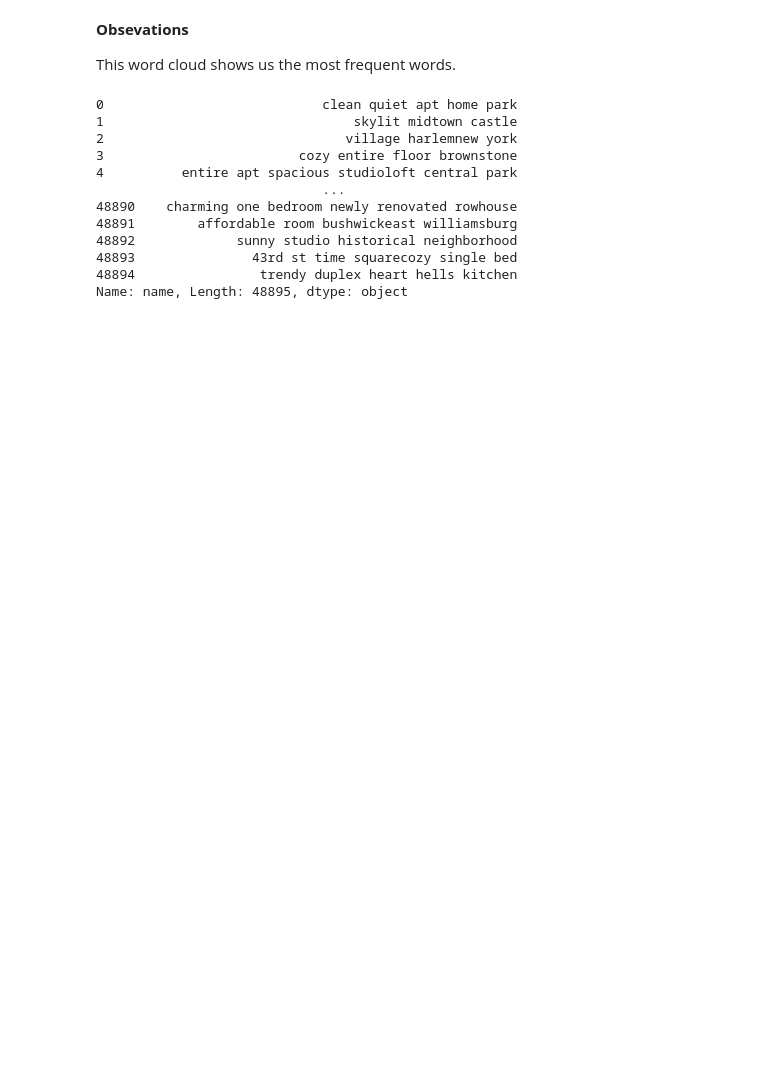
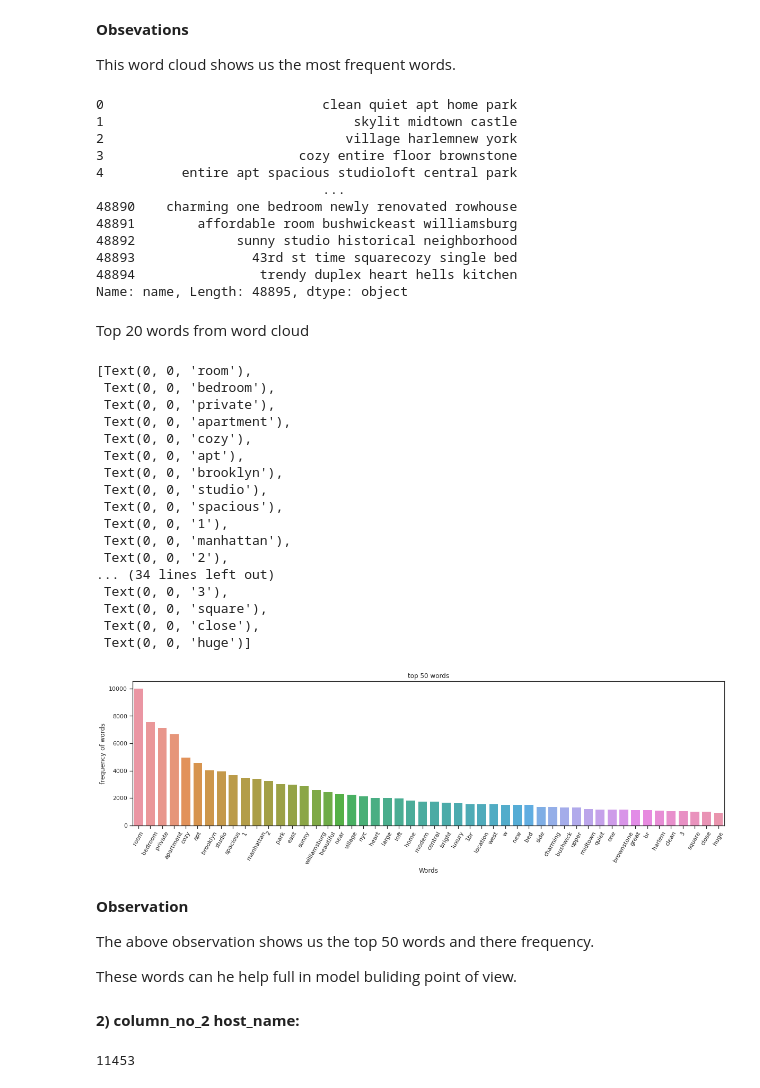
Before and after one commit to Ganeshb979/Airbnb-Bookings-Analysis, a Jupyter notebook: Ganesh_Bayas_Airbnb_Bookings_Analysis_Capstone_Project.ipynb, the cells around one changed output. Drawn from its saved outputs; the diff is of its cells as text; code cells hidden in the pictures; blank space fills up the shorter version.

```diff
--- a/Ganesh_Bayas_Airbnb_Bookings_Analysis_Capstone_Project.ipynb
+++ b/Ganesh_Bayas_Airbnb_Bookings_Analysis_Capstone_Project.ipynb
@@ -280,3 +280,56 @@ df.name
 48893               43rd st time squarecozy single bed
 48894                trendy duplex heart hells kitchen
 Name: name, Length: 48895, dtype: object
+# %% [markdown]
+Top 20 words from word cloud
+# %%
+#list of words.
+name_list = list(df.name.values)
+words = []
+for i in name_list:
+  words+=i.split()
+# %%
+#let's see top 50 used words .
+_top_50_words=Counter(words).most_common()
+_top_50_words=_top_50_words[0:50]
+# %%
+top_50_words = pd.DataFrame(_top_50_words,columns = ['words','frequency'])
+# %%
+ # visualization
+plt.figure(figsize=(20,5))
+ax_1= sns.barplot(x='words',y='frequency',data = top_50_words)
+ax_1.set_title('top 50 words')
+ax_1.set_ylabel('frequency of words')
+ax_1.set_xlabel('Words')
+ax_1.set_xticklabels(ax_1.get_xticklabels(), rotation=60)
+# %% [output]
+[Text(0, 0, 'room'),
+ Text(0, 0, 'bedroom'),
+ Text(0, 0, 'private'),
+ Text(0, 0, 'apartment'),
+ Text(0, 0, 'cozy'),
+ Text(0, 0, 'apt'),
+ Text(0, 0, 'brooklyn'),
+ Text(0, 0, 'studio'),
+ Text(0, 0, 'spacious'),
+ Text(0, 0, '1'),
+ Text(0, 0, 'manhattan'),
+ Text(0, 0, '2'),
+... (34 lines left out)
+ Text(0, 0, '3'),
+ Text(0, 0, 'square'),
+ Text(0, 0, 'close'),
+ Text(0, 0, 'huge')]
+[figure, added]
+# %% [markdown]
+**Observation**
+
+The above observation shows us the top 50 words and there frequency.
+
+These words can he help full in model buliding point of view.
+# %% [markdown]
+**2) column_no_2 host_name:**
+# %%
+df['host_name'].nunique()
+# %% [output]
+11453
```
Also changed, not shown: parts of 77 cells of this notebook.
